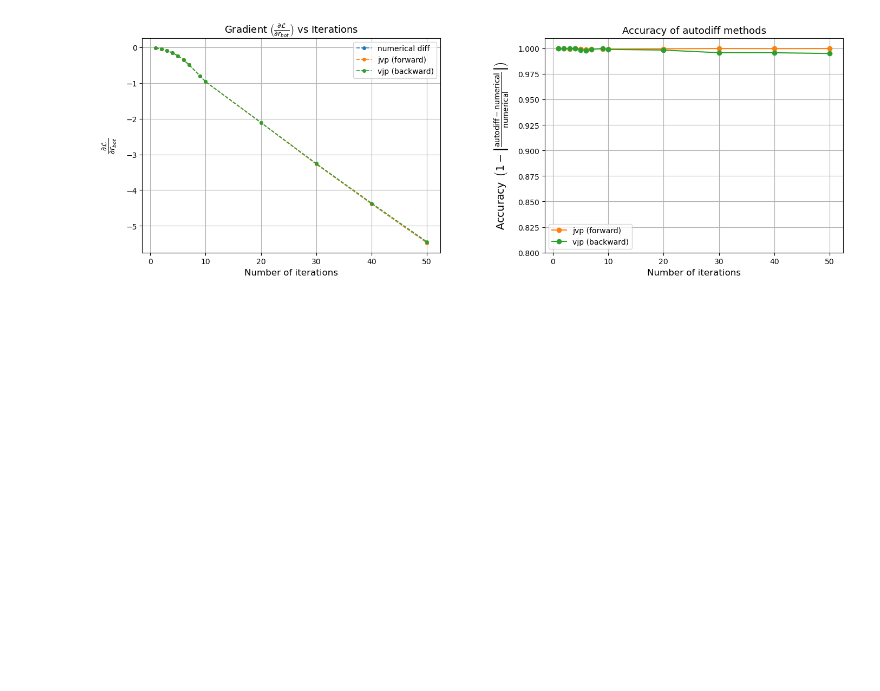
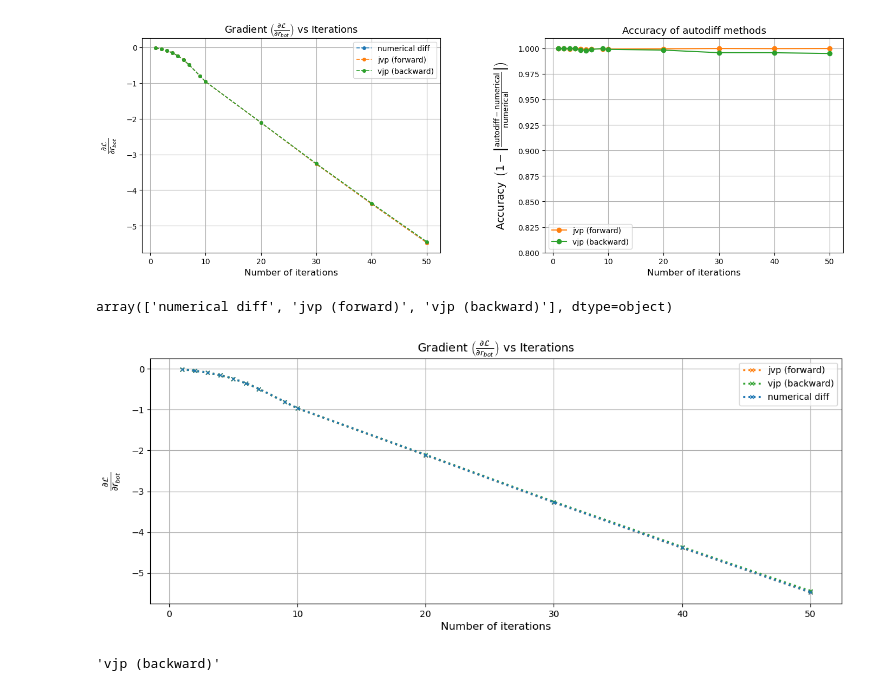
Before and after one commit to Etienne-Meunier/Veros-Autodiff, a Jupyter notebook: notebooks/figures/Figure-check-grad-scalar.ipynb, the cells around one changed output. Drawn from its saved outputs; the diff is of its cells as text; code cells hidden in the pictures; blank space fills up the shorter version.

```diff
--- a/notebooks/figures/Figure-check-grad-scalar.ipynb
+++ b/notebooks/figures/Figure-check-grad-scalar.ipynb
@@ -96,3 +82,44 @@ plt.subplots_adjust(wspace=0.35)  # increase spacing between the two plots
 fig.savefig(f'scalar_derivative_accuracy_{datetime.now().strftime("%d%m%y")}.png')
 # %% [output]
 [figure]
+# %%
+# Define consistent colors
+color_map = {
+    'jvp (forward)': 'C1',
+    'vjp (backward)': 'C2',
+    'numerical diff': 'C0',
+}
+# %%
+df['method'].unique()
+# %% [output]
+array(['numerical diff', 'jvp (forward)', 'vjp (backward)'], dtype=object)
+# %%
+# Create subplots: 1 row, 2 columns
+fig, axes = plt.subplots(1, 1, figsize=(14, 5))
+
+# --- First subplot: gradient vs iterations ---
+ax = axes
+for method in ['jvp (forward)', 'vjp (backward)', 'numerical diff']:
+    method_df = df[df['method'] == method]
+    ax.plot(
+        method_df['iteration'],
+        method_df['gradient'],
+        marker='x',
+        markersize=4,
+        linestyle=':',
+        linewidth=2.2,
+        label=method,
+        color=color_map.get(method, None)
+    )
+
+ax.set_xlabel('Number of iterations', fontsize=12)
+ax.set_ylabel(r'$\frac{\partial \mathcal{L}}{\partial r_{bot}}$', fontsize=14, labelpad=10)
+ax.set_title(r'Gradient $\left(\frac{\partial \mathcal{L}}{\partial r_{bot}}\right)$ vs Iterations', fontsize=13)
+ax.legend(fontsize=10)
+ax.grid(True)
+# %% [output]
+[figure, added]
+# %%
+method
+# %% [output]
+'vjp (backward)'
```
Also changed, not shown: parts of 1 cell of this notebook, 2 other files.
